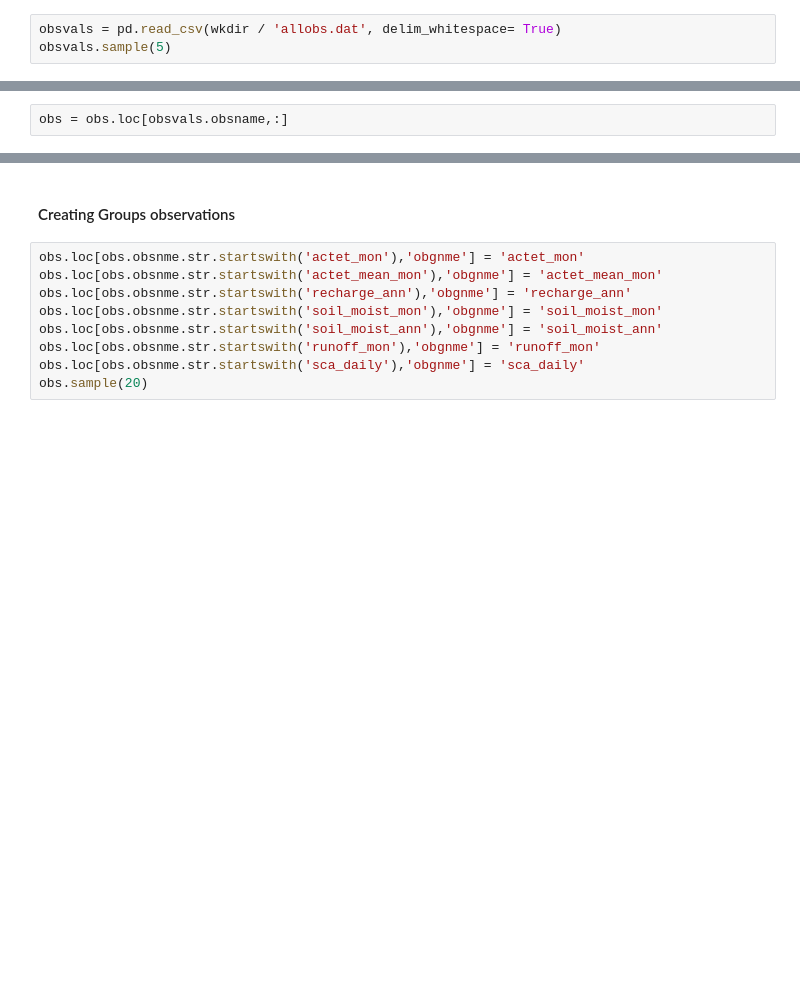
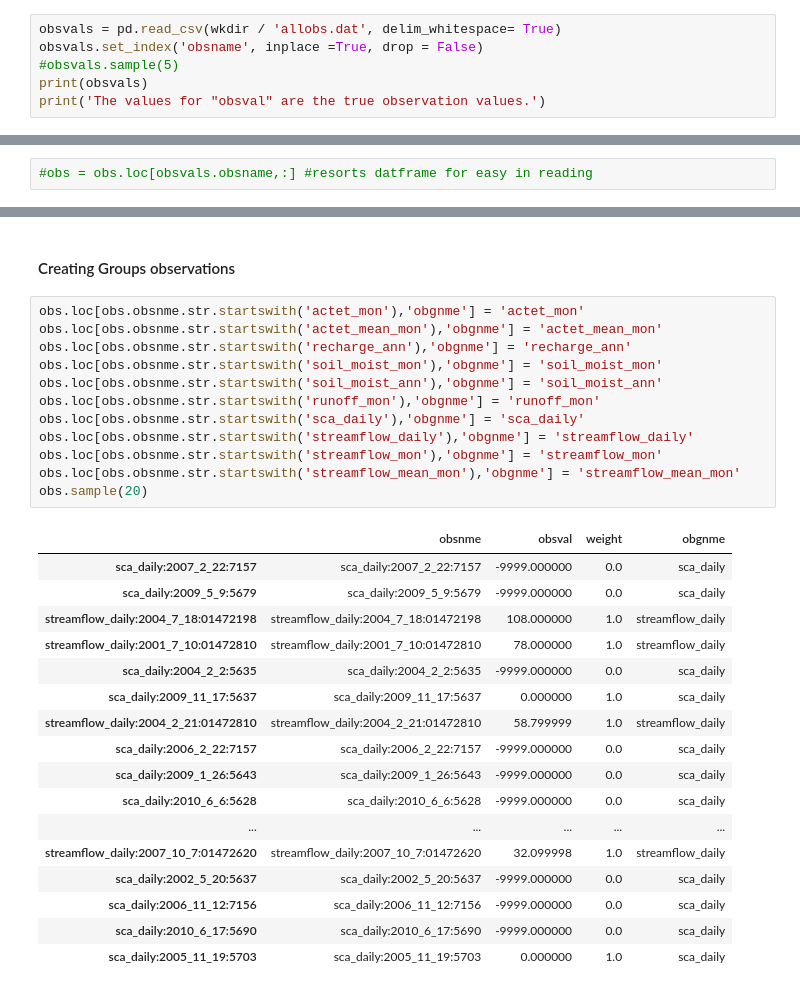
Before and after one commit to ahaj/nhm_pestpp_20240510, a Jupyter notebook: notebooks/set_up_PEST++.ipynb, the cells around one changed output, grey strips where cells are left out. Cells and saved outputs as stored; diff of their text form; blank space fills up the shorter version.

```diff
--- a/notebooks/set_up_PEST++.ipynb
+++ b/notebooks/set_up_PEST++.ipynb
@@ -129,3 +192,6 @@ par_starting_vals.to_csv(wkdir / 'starting_par_vals.dat', index=None, sep=' ')
 # %%
 obsvals = pd.read_csv(wkdir / 'allobs.dat', delim_whitespace= True)
-obsvals.sample(5)
+obsvals.set_index('obsname', inplace =True, drop = False)
+#obsvals.sample(5)
+print(obsvals)
+print('The values for "obsval" are the true observation values.')
@@ -151,2 +316,2 @@ obs = pst.observation_data #This is a pyemu function
 # %%
-obs = obs.loc[obsvals.obsname,:]
+#obs = obs.loc[obsvals.obsname,:] #resorts datframe for easy in reading
@@ -163,12 +360,33 @@ obs
 # %%
 obs.loc[obs.obsnme.str.startswith('actet_mon'),'obgnme'] = 'actet_mon'
 obs.loc[obs.obsnme.str.startswith('actet_mean_mon'),'obgnme'] = 'actet_mean_mon'
 obs.loc[obs.obsnme.str.startswith('recharge_ann'),'obgnme'] = 'recharge_ann'
 obs.loc[obs.obsnme.str.startswith('soil_moist_mon'),'obgnme'] = 'soil_moist_mon'
 obs.loc[obs.obsnme.str.startswith('soil_moist_ann'),'obgnme'] = 'soil_moist_ann'
 obs.loc[obs.obsnme.str.startswith('runoff_mon'),'obgnme'] = 'runoff_mon'
 obs.loc[obs.obsnme.str.startswith('sca_daily'),'obgnme'] = 'sca_daily'
+obs.loc[obs.obsnme.str.startswith('streamflow_daily'),'obgnme'] = 'streamflow_daily'
+obs.loc[obs.obsnme.str.startswith('streamflow_mon'),'obgnme'] = 'streamflow_mon'
+obs.loc[obs.obsnme.str.startswith('streamflow_mean_mon'),'obgnme'] = 'streamflow_mean_mon'
 obs.sample(20)
+# %% [output]
+|  | obsnme | obsval | weight | obgnme |
+| sca_daily:2007_2_22:7157 | sca_daily:2007_2_22:7157 | -9999.000000 | 0.0 | sca_daily |
+| sca_daily:2009_5_9:5679 | sca_daily:2009_5_9:5679 | -9999.000000 | 0.0 | sca_daily |
+| streamflow_daily:2004_7_18:01472198 | streamflow_daily:2004_7_18:01472198 | 108.000000 | 1.0 | streamflow_daily |
+| streamflow_daily:2001_7_10:01472810 | streamflow_daily:2001_7_10:01472810 | 78.000000 | 1.0 | streamflow_daily |
+| sca_daily:2004_2_2:5635 | sca_daily:2004_2_2:5635 | -9999.000000 | 0.0 | sca_daily |
+| sca_daily:2009_11_17:5637 | sca_daily:2009_11_17:5637 | 0.000000 | 1.0 | sca_daily |
+| streamflow_daily:2004_2_21:01472810 | streamflow_daily:2004_2_21:01472810 | 58.799999 | 1.0 | streamflow_daily |
+| sca_daily:2006_2_22:7157 | sca_daily:2006_2_22:7157 | -9999.000000 | 0.0 | sca_daily |
+| sca_daily:2009_1_26:5643 | sca_daily:2009_1_26:5643 | -9999.000000 | 0.0 | sca_daily |
+| sca_daily:2010_6_6:5628 | sca_daily:2010_6_6:5628 | -9999.000000 | 0.0 | sca_daily |
+| ... | ... | ... | ... | ... |
+| streamflow_daily:2007_10_7:01472620 | streamflow_daily:2007_10_7:01472620 | 32.099998 | 1.0 | streamflow_daily |
+| sca_daily:2002_5_20:5637 | sca_daily:2002_5_20:5637 | -9999.000000 | 0.0 | sca_daily |
+| sca_daily:2006_11_12:7156 | sca_daily:2006_11_12:7156 | -9999.000000 | 0.0 | sca_daily |
+| sca_daily:2010_6_17:5690 | sca_daily:2010_6_17:5690 | -9999.000000 | 0.0 | sca_daily |
+| sca_daily:2005_11_19:5703 | sca_daily:2005_11_19:5703 | 0.000000 | 1.0 | sca_daily |
 # %%
 # copy the updated obs information back to pst
 pst.observation_data = obs.copy()
```
Also changed, not shown: parts of 41 cells of this notebook, 9 other files.
